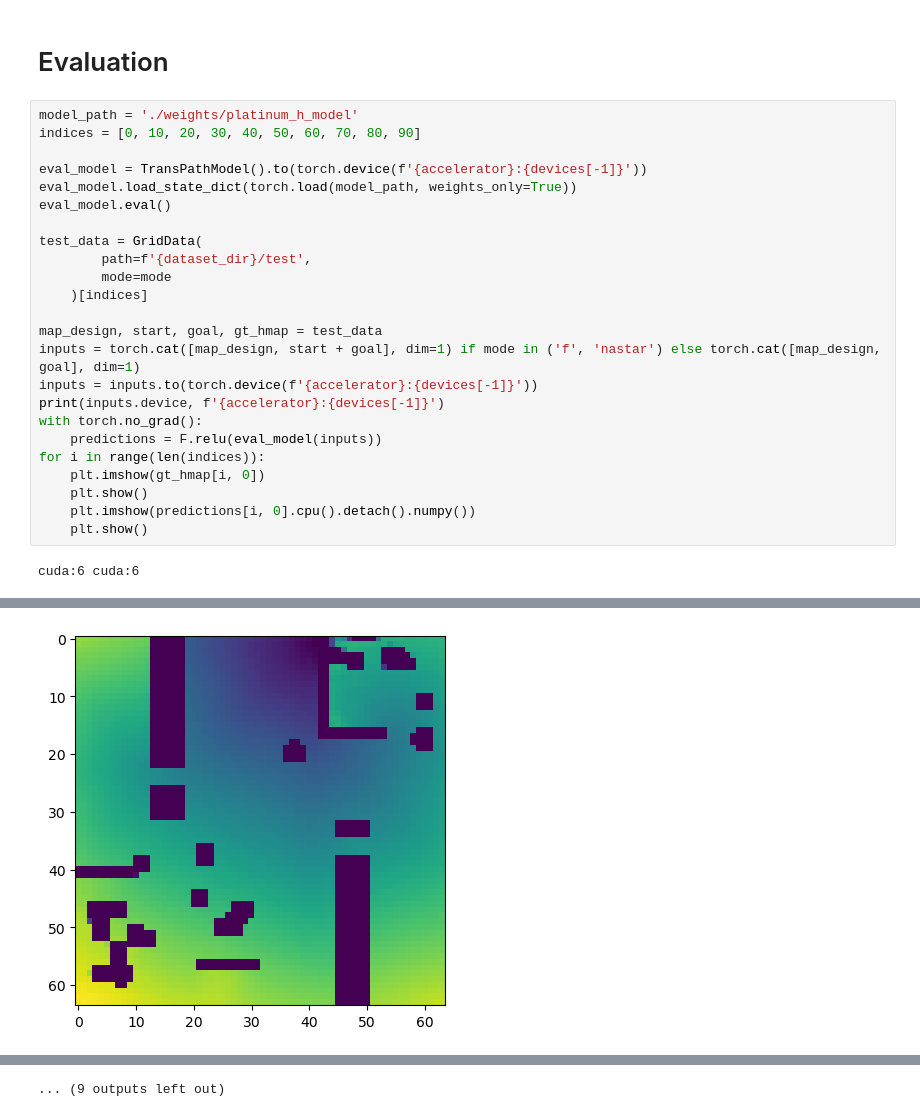
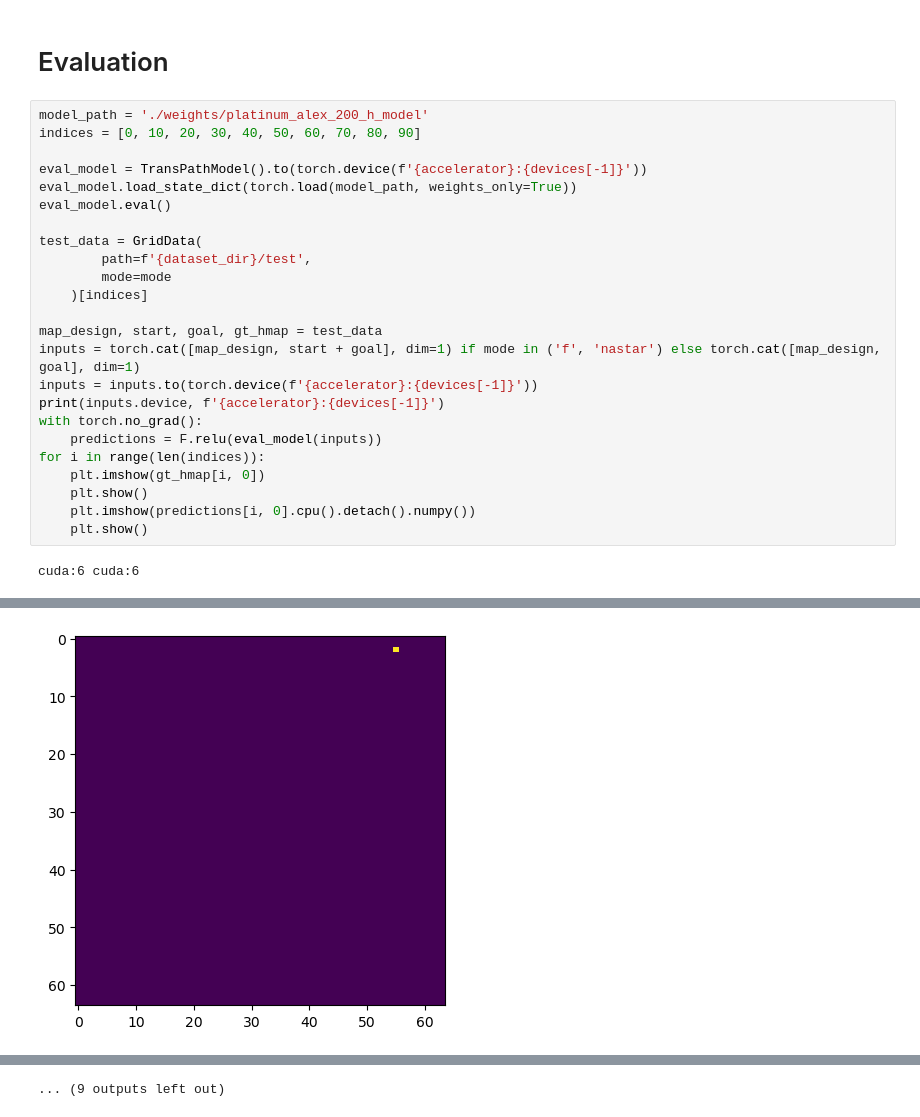
Before and after one commit to DrozdovDan/HS_HW_TransPath, a Jupyter notebook: workflow_h_test.ipynb, the cells around one changed output, grey strips where cells are left out. Saved outputs shown, nothing was run; the diff lists cells and outputs as text.

```diff
--- a/workflow_h_test.ipynb
+++ b/workflow_h_test.ipynb
@@ -532,7 +534,7 @@ torch.save(model.state_dict(), f'{weights_dir}/model_{timestr}')
 # %% [markdown]
 # Evaluation
 # %%
-model_path = './weights/platinum_h_model'
+model_path = './weights/platinum_alex_200_h_model'
 indices = [0, 10, 20, 30, 40, 50, 60, 70, 80, 90]
 
 eval_model = TransPathModel().to(torch.device(f'{accelerator}:{devices[-1]}'))
@@ -565 +567 @@ cuda:6 cuda:6
-[figure, old version]
+[figure, new version]
```
Also changed, not shown: parts of 5 cells of this notebook, 8 other files.
